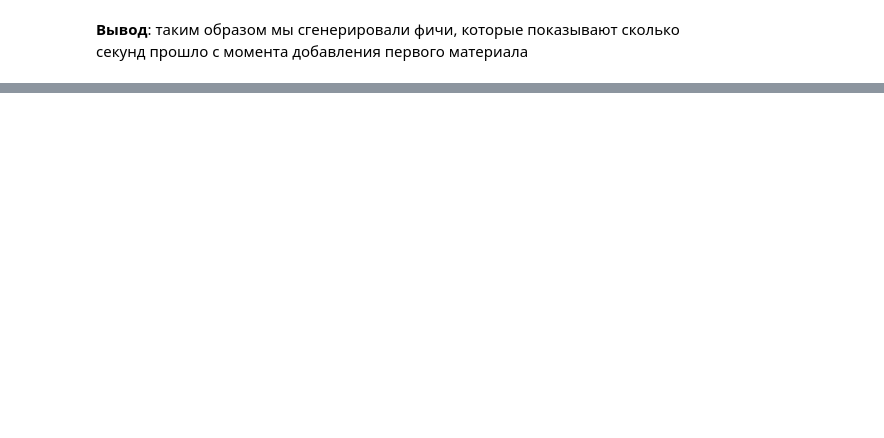
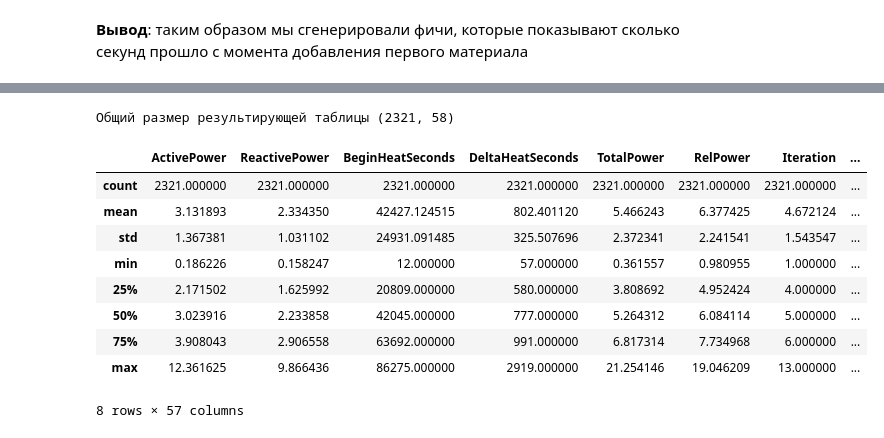
Before and after one commit to akrasnov87/yandex-practicum-final-project, a Jupyter notebook: industry.ipynb, the cells around one changed output, grey strips where cells are left out. Cells and saved outputs as stored; diff of their text form; code cells hidden in the pictures; blank space fills up the shorter version.

```diff
--- a/industry.ipynb
+++ b/industry.ipynb
@@ -1090,0 +1134,20 @@ __Вывод__: таким образом мы сгенерировали фич
+# %%
+# объединение данных
+df = data_arc.merge(data_bulk, how='inner', left_index=True, right_index=True)
+
+# переименуем колонки
+cols = [f'{col} Time' for col in data_bulk_time.columns]
+data_bulk_time.columns = cols
+
+df = df.merge(data_bulk_time, how='inner', left_index=True, right_index=True)
+
+df = df.merge(data_gas, how='inner', left_index=True, right_index=True)
+
+df = df.merge(data_temp, how='inner', left_index=True, right_index=True)
+
+df = df.merge(data_wire, how='inner', left_index=True, right_index=True)
+
+cols = [f'{col} Time' for col in data_wire_time.columns]
+data_wire_time.columns = cols
+
+df = df.merge(data_wire_time, how='inner', left_index=True, right_index=True)
@@ -1090,0 +1174,17 @@ __Вывод__: таким образом мы сгенерировали фич
+# %%
+print(f'Общий размер результирующей таблицы {df.shape}')
+# %% [output]
+Общий размер результирующей таблицы (2321, 58)
+# %%
+df.describe()
+# %% [output]
+|  | ActivePower | ReactivePower | BeginHeatSeconds | DeltaHeatSeconds | TotalPower | RelPower | Iteration | ... |
+| count | 2321.000000 | 2321.000000 | 2321.000000 | 2321.000000 | 2321.000000 | 2321.000000 | 2321.000000 | ... |
+| mean | 3.131893 | 2.334350 | 42427.124515 | 802.401120 | 5.466243 | 6.377425 | 4.672124 | ... |
+| std | 1.367381 | 1.031102 | 24931.091485 | 325.507696 | 2.372341 | 2.241541 | 1.543547 | ... |
+| min | 0.186226 | 0.158247 | 12.000000 | 57.000000 | 0.361557 | 0.980955 | 1.000000 | ... |
+| 25% | 2.171502 | 1.625992 | 20809.000000 | 580.000000 | 3.808692 | 4.952424 | 4.000000 | ... |
+| 50% | 3.023916 | 2.233858 | 42045.000000 | 777.000000 | 5.264312 | 6.084114 | 5.000000 | ... |
+| 75% | 3.908043 | 2.906558 | 63692.000000 | 991.000000 | 6.817314 | 7.734968 | 6.000000 | ... |
+| max | 12.361625 | 9.866436 | 86275.000000 | 2919.000000 | 21.254146 | 19.046209 | 13.000000 | ... |
+8 rows × 57 columns
```
Also changed, not shown: parts of 28 cells of this notebook.
